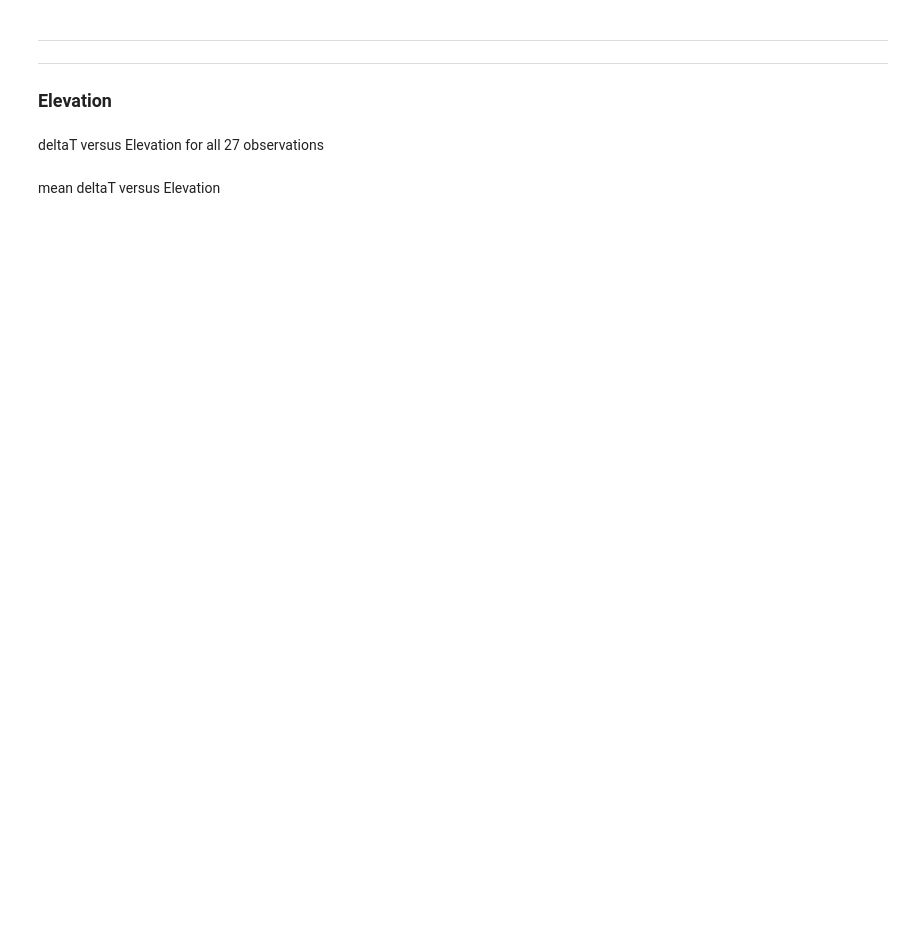
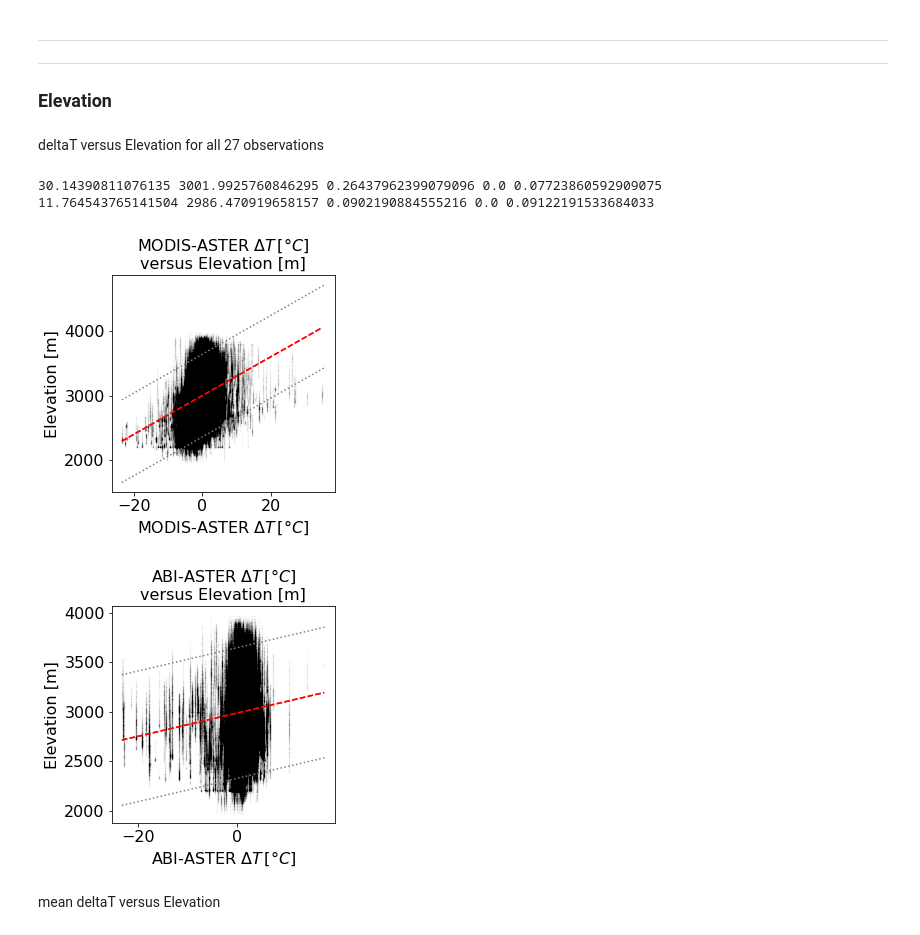
Before and after one commit to spestana/goes-cues, a Jupyter notebook: plot-raster-datasets-slopeaspectfveg.ipynb, the cells around one changed output. Cells and saved outputs as stored; diff of their text form; code cells hidden in the pictures; blank space fills up the shorter version.

Commit message:
Update exploratory plots...

```diff
--- a/plot-raster-datasets-slopeaspectfveg.ipynb
+++ b/plot-raster-datasets-slopeaspectfveg.ipynb
@@ -160,3 +182,19 @@ ds
+# %%
+def quick_plot(x,y,x_label,y_label, conf):
+    plt.figure(figsize=(4,4))
+    plt.scatter(x,y,marker='.',c='k',alpha=0.02,s=1)
+    _x = x[~np.isnan(x)]
+    _y = y[~np.isnan(x)]
+    slope, intercept, r, p, se = stats.linregress(_x, _y)
+    print(slope, intercept, r, p, se)
+    plt.plot(np.linspace(_x.min(),_x.max()),
+             slope*np.linspace(_x.min(),_x.max())+intercept,
+             '--r',zorder=99)
+    plt.ylabel(y_label)
+    plt.xlabel(x_label)
+    plt.title(f'{x_label}\nversus {y_label}')
+    plot_regression_confidence_intervals(_x,_y,conf)
+    return None
 # %% [markdown]
 ---
 ---
@@ -219,2 +205,24 @@ plot_regression_confidence_intervals(_x,_y,conf)
+# %%
+conf = 0.975
+
+
+y = np.array([ds.dem.values] * 27).ravel()
+
+# MODIS-ASTER deltaT
+x = ds.ast_mod_mean_diff_tb.values.ravel()
+quick_plot(x,y,'MODIS-ASTER $\Delta T\,[\degree C]$','Elevation [m]', conf)
+
+# ABI-ASTER deltaT
+x = ds.ast_goes_mean_diff_tb.values.ravel()
+quick_plot(x,y,'ABI-ASTER $\Delta T\,[\degree C]$','Elevation [m]', conf)
+
+## Absolute value of ABI-ASTER deltaT
+#x = np.abs(ds.ast_goes_mean_diff_tb.values.ravel())
+#quick_plot(x,y,'|ABI-ASTER $\Delta T$| $[\degree C]$','Elevation [m]', conf)
+# %% [output]
+30.14390811076135 3001.9925760846295 0.26437962399079096 0.0 0.07723860592909075
+11.764543765141504 2986.470919658157 0.0902190884555216 0.0 0.09122191533684033
+[figure, added]
+[figure, added]
 # %% [markdown]
 mean deltaT versus Elevation
```
Also changed, not shown: parts of 24 cells of this notebook.
